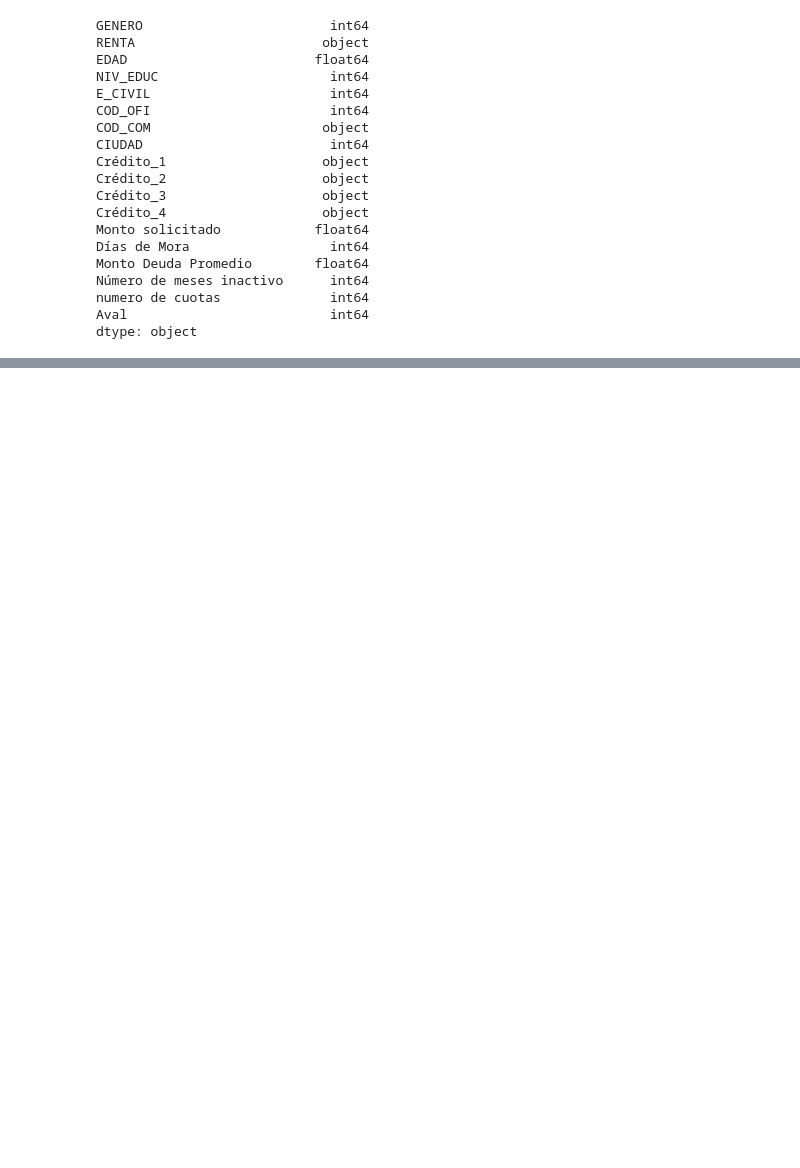
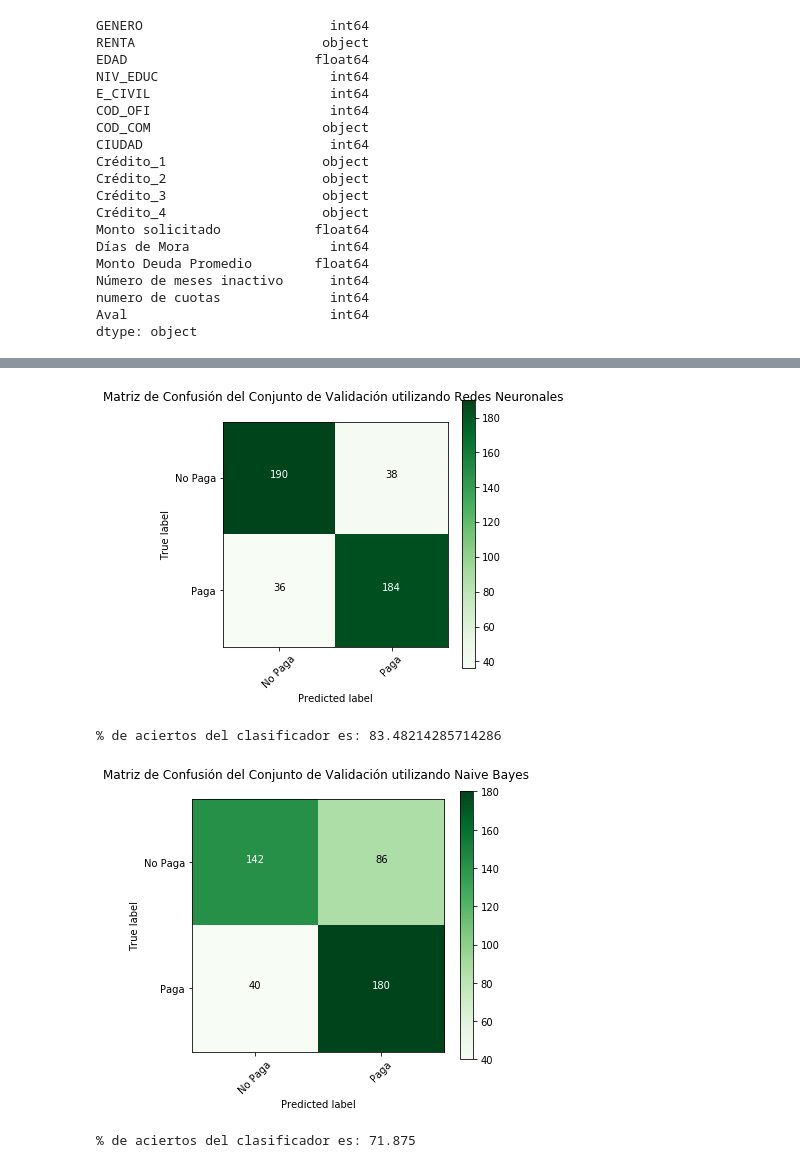
Before and after one commit to GioPais/Credit_score_project, a Jupyter notebook: Credit_score.ipynb, the cells around one changed output, grey strips where cells are left out. Drawn from its saved outputs; the diff is of its cells as text; code cells hidden in the pictures; blank space fills up the shorter version.

```diff
--- a/Credit_score.ipynb
+++ b/Credit_score.ipynb
@@ -530,0 +606,25 @@ print(features_arr[4])
+# %%
+#Nuevo Clasificador de Redes Neuronales
+var_hidden = int(20)
+clf4 = MLPClassifier(solver='lbfgs',activation="relu", hidden_layer_sizes = var_hidden, early_stopping = True, validation_fraction = 0.25)
+clf4.fit(featEntValn, classEntVal)
+classPredict4 = clf4.predict(featValn)
+confusionMatrix4 = confusion_matrix(classVal, classPredict4)
+# %%
+#Nuevo Clasificador con Bayes
+from sklearn.naive_bayes import GaussianNB
+clf3 = GaussianNB()
+clf3.fit(featEntn, classEnt)
+GaussianNB(priors=None)
+classPredict5 = clf3.predict(featValn)
+confusionMatrix5 = confusion_matrix(classVal, classPredict5)
+# %%
+plot_confusion_matrix('d',True,confusionMatrix4,clases,clases,False,'Matriz de Confusión del Conjunto de Validación utilizando Redes Neuronales \n')
+print('% de aciertos del clasificador es: '+str(np.trace(confusionMatrix4)*100/featVal.shape[0]))
+plot_confusion_matrix('d',True,confusionMatrix5,clases,clases,False,'Matriz de Confusión del Conjunto de Validación utilizando Naive Bayes \n')
+print('% de aciertos del clasificador es: '+str(np.trace(confusionMatrix5)*100/featVal.shape[0]))
+# %% [output]
+[figure, added]
+% de aciertos del clasificador es: 83.48214285714286
+[figure, added]
+% de aciertos del clasificador es: 71.875
```
Also changed, not shown: parts of 10 cells of this notebook.
